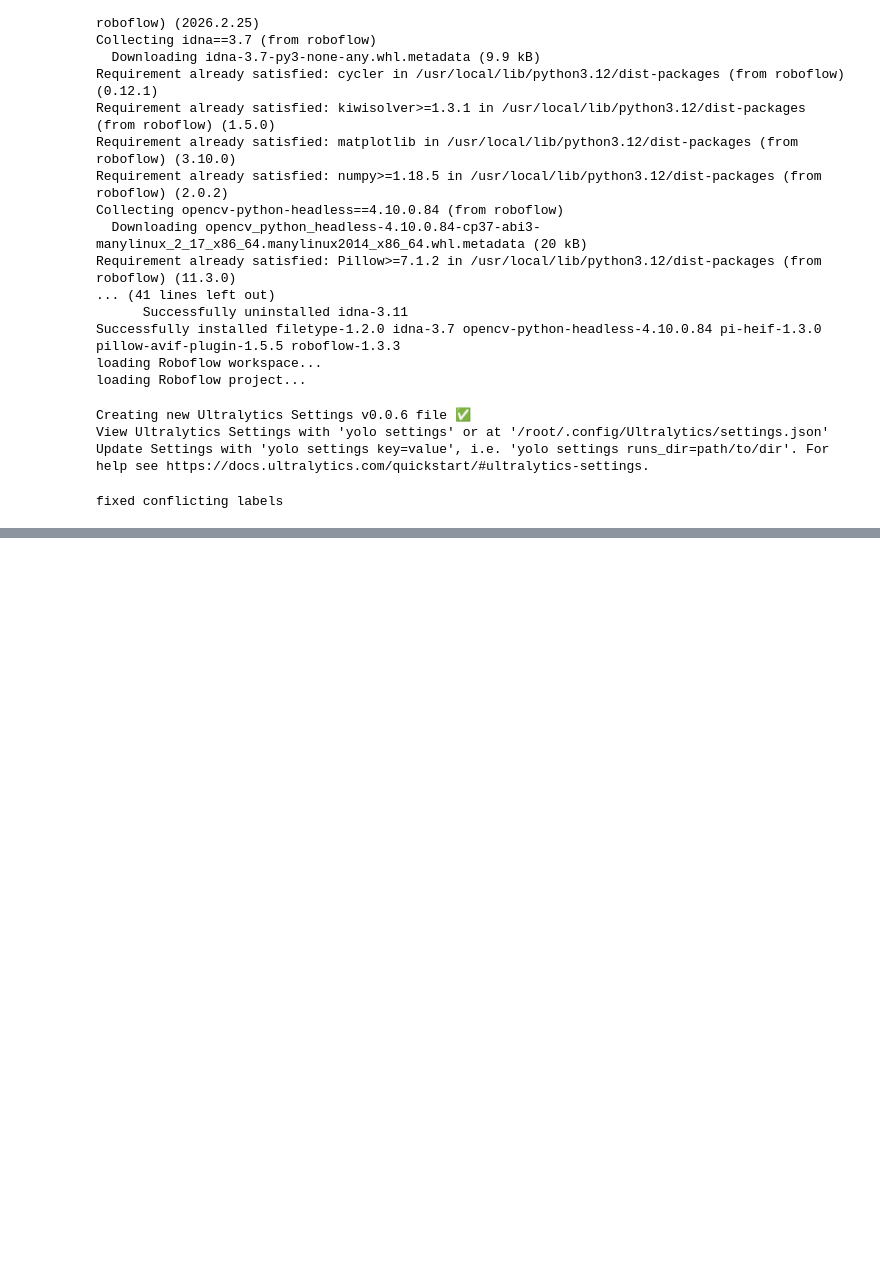
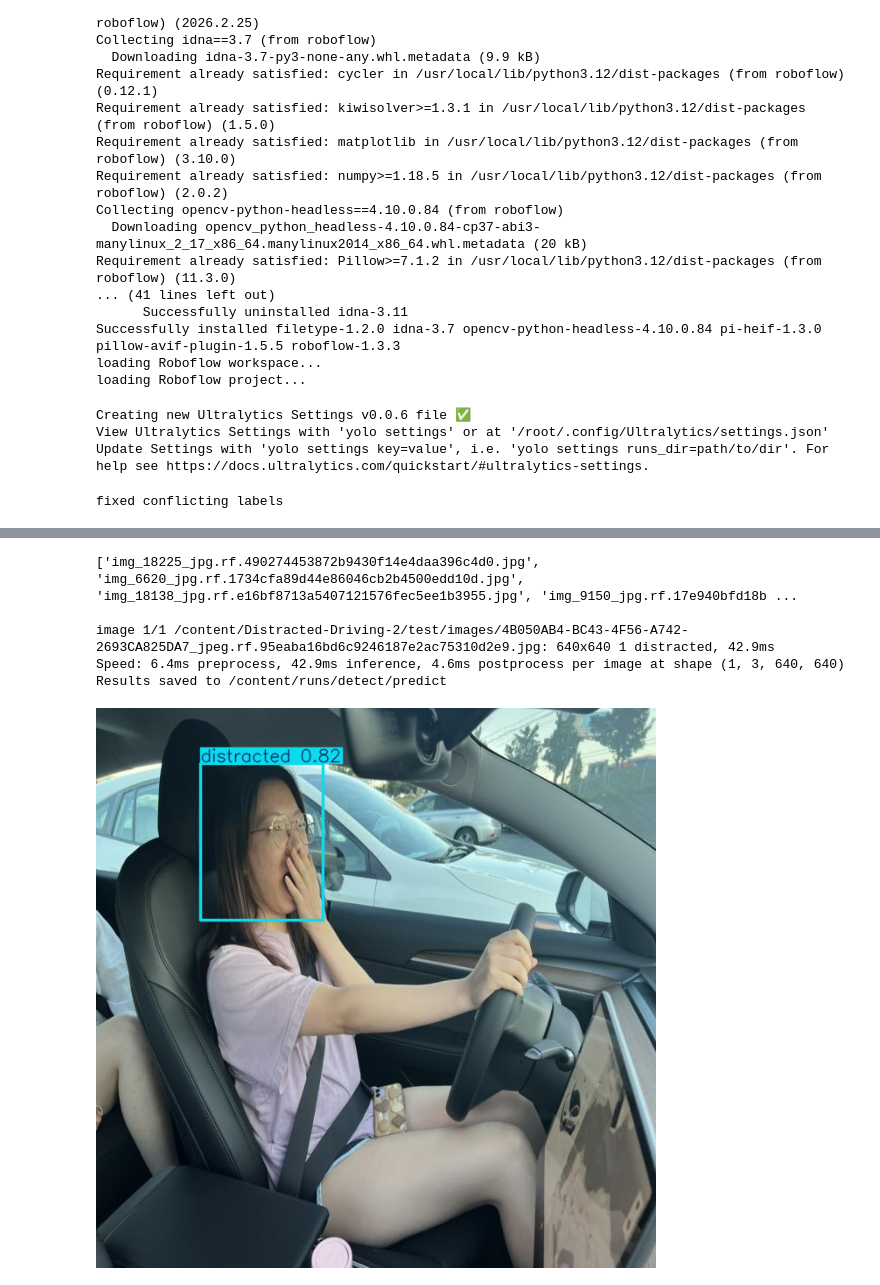
Before and after one commit to 1017-67/Infocomm-Roboflow, a Jupyter notebook: yolov8_template (1).ipynb, the cells around one changed output, grey strips where cells are left out. Drawn from its saved outputs; the diff is of its cells as text; code cells hidden in the pictures; blank space fills up the shorter version.

```diff
--- a/yolov8_template (1).ipynb
+++ b/yolov8_template (1).ipynb
@@ -121,5 +121,5 @@ Starting training for 30 epochs...
 KeyboardInterrupt:
 # %%
-model = YOLO('/content/runs/detect/train_binary_fast-2/weights/best.pt')
+model = YOLO('/content/runs/detect/MODEL-4/weights/best.pt')
 # %%
 im = model.predict('/content/Distracted-Driving-2/test/images', save=True)
@@ -144,27 +162,18 @@ metrics = model.val(data="/content/Distracted-Driving-2/data.yaml", split='test'
-# %%
-from ultralytics import YOLO
-
-model = YOLO('/content/runs/detect/train_binary_fast-2/weights/best.pt')
-metrics = model.val(data="/content/Distracted-Driving-2/data.yaml", split='val')
-
-print(f"mAP@0.5:     {metrics.box.map50:.4f}")
-print(f"mAP@0.5-95:  {metrics.box.map:.4f}")
-print(f"Precision:   {metrics.box.mp:.4f}")
-print(f"Recall:      {metrics.box.mr:.4f}")
-
-for i, name in enumerate(metrics.names.values()):
-    print(f"\n--- {name} ---")
-    print(f"  Precision: {metrics.box.p[i]:.4f}")
-    print(f"  Recall:    {metrics.box.r[i]:.4f}")
-    print(f"  AP@0.5:    {metrics.box.ap50[i]:.4f}")
-
-cm = metrics.confusion_matrix.matrix
-print(f"\n--- Confusion Matrix ---")
-for i, name in enumerate(metrics.names.values()):
-    tp = int(cm[i][i])
-    fp = int(sum(cm[:, i]) - cm[i][i])
-    fn = int(sum(cm[i, :]) - cm[i][i])
-    precision = tp / (tp + fp) if (tp + fp) > 0 else 0
-    recall = tp / (tp + fn) if (tp + fn) > 0 else 0
-    f1 = 2 * precision * recall / (precision + recall) if (precision + recall) > 0 else 0
-    print(f"{name}: TP={tp}, FP={fp}, FN={fn}, F1={f1:.4f}")
+# %%
+PATH="/content/runs/detect/predict"
+from google.colab.patches import cv2_imshow
+import cv2
+import os
+test_images = os.listdir("/content/Distracted-Driving-2/test/images")
+print(test_images[-10:])  # show first 10 filenames
+results = model.predict('/content/Distracted-Driving-2/test/images/4B050AB4-BC43-4F56-A742-2693CA825DA7_jpeg.rf.95eaba16bd6c9246187e2ac75310d2e9.jpg', save=True)
+im = results[0].plot() # Get the annotated image (NumPy array) from the first Results object
+
+cv2_imshow(im)
+# %% [output]
+['img_18225_jpg.rf.490274453872b9430f14e4daa396c4d0.jpg', 'img_6620_jpg.rf.1734cfa89d44e86046cb2b4500edd10d.jpg', 'img_18138_jpg.rf.e16bf8713a5407121576fec5ee1b3955.jpg', 'img_9150_jpg.rf.17e940bfd18b ...
+
+image 1/1 /content/Distracted-Driving-2/test/images/4B050AB4-BC43-4F56-A742-2693CA825DA7_jpeg.rf.95eaba16bd6c9246187e2ac75310d2e9.jpg: 640x640 1 distracted, 42.9ms
+Speed: 6.4ms preprocess, 42.9ms inference, 4.6ms postprocess per image at shape (1, 3, 640, 640)
+Results saved to /content/runs/detect/predict
+[figure, added]
```
Also changed, not shown: parts of 7 cells of this notebook.
